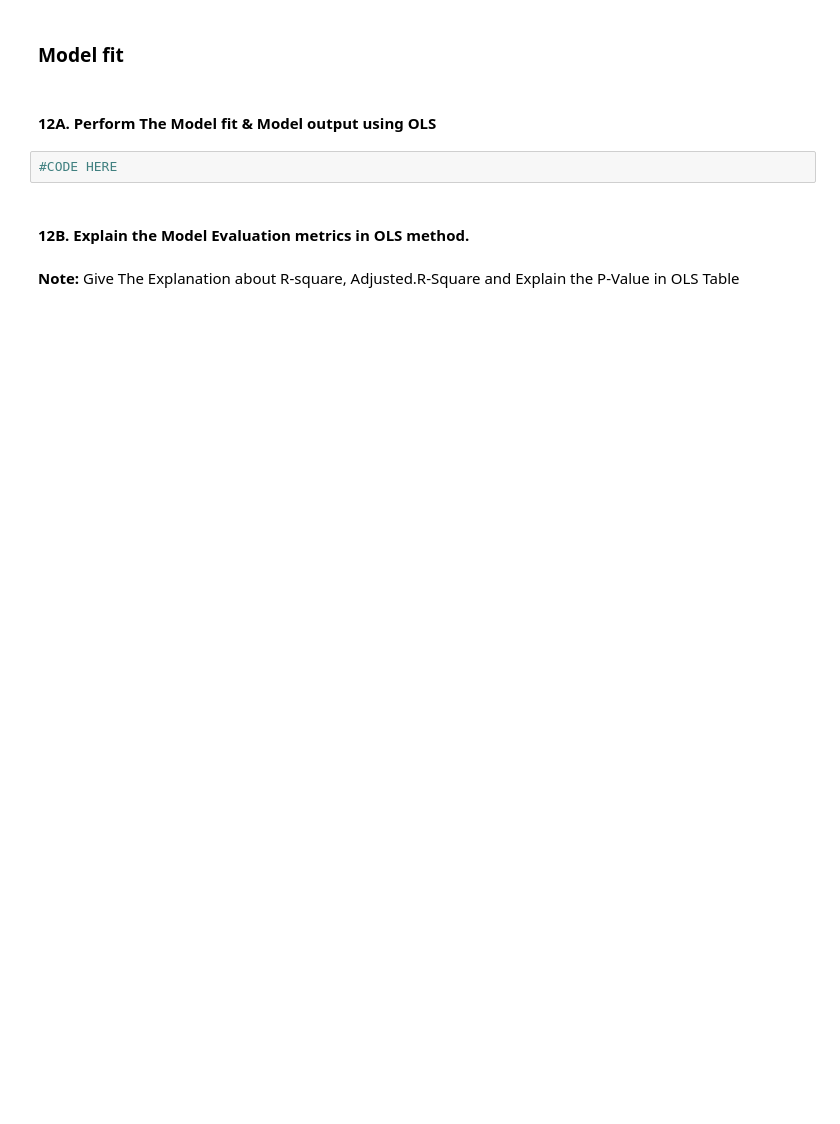
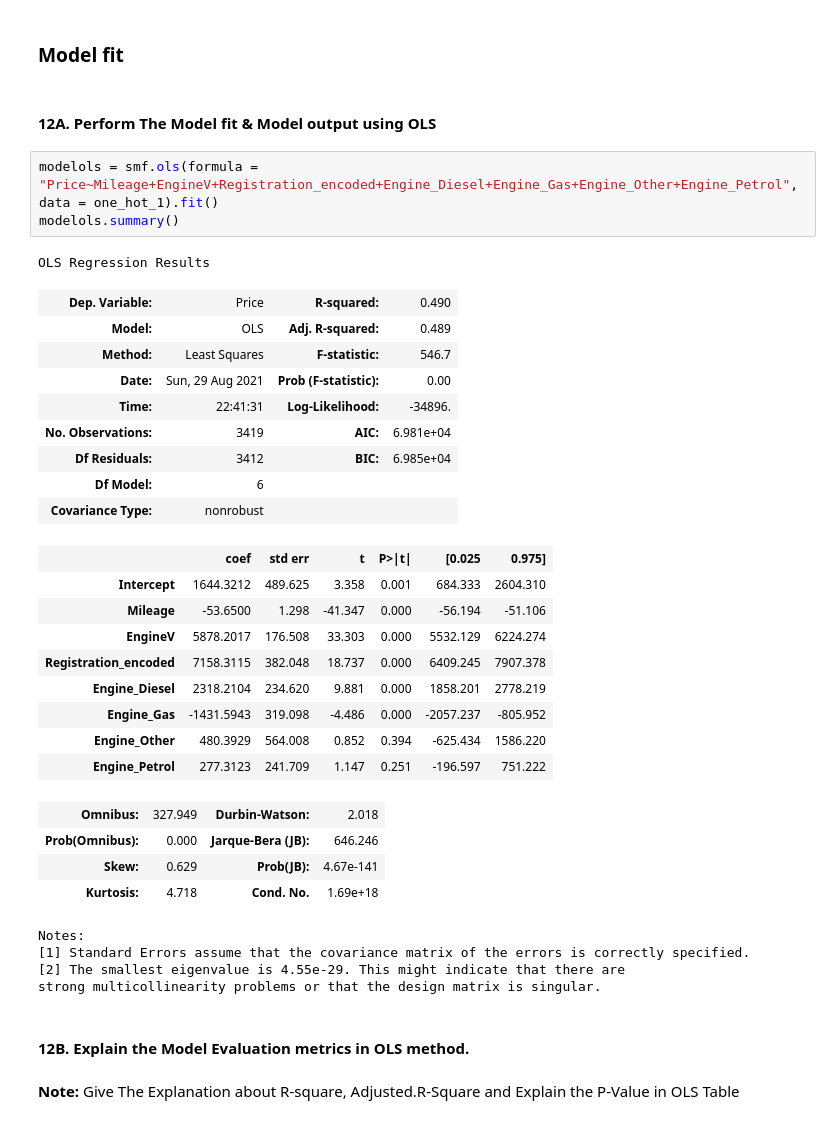
Before and after one commit to manujjoshi/Assignments, a Jupyter notebook: Assignment_for_Sklearn_LinearRegression.ipynb, the cells around one changed output. Drawn from its saved outputs; the diff is of its cells as text; blank space fills up the shorter version.

```diff
--- a/Assignment_for_Sklearn_LinearRegression.ipynb
+++ b/Assignment_for_Sklearn_LinearRegression.ipynb
@@ -452,8 +445,37 @@ sns.heatmap(one_hot_1.corr(),annot=True)
 ### Model fit
 # %% [markdown]
 #### 12A. Perform The Model fit & Model output using OLS
-# %%
-#CODE HERE
+# %%
+modelols = smf.ols(formula = "Price~Mileage+EngineV+Registration_encoded+Engine_Diesel+Engine_Gas+Engine_Other+Engine_Petrol", data = one_hot_1).fit()
+modelols.summary()
+# %% [output]
+OLS Regression Results
+| Dep. Variable: | Price | R-squared: | 0.490 |
+| Model: | OLS | Adj. R-squared: | 0.489 |
+| Method: | Least Squares | F-statistic: | 546.7 |
+| Date: | Sun, 29 Aug 2021 | Prob (F-statistic): | 0.00 |
+| Time: | 22:41:31 | Log-Likelihood: | -34896. |
+| No. Observations: | 3419 | AIC: | 6.981e+04 |
+| Df Residuals: | 3412 | BIC: | 6.985e+04 |
+| Df Model: | 6 |  |  |
+| Covariance Type: | nonrobust |  |  |
+|  | coef | std err | t | P>|t| | [0.025 | 0.975] |
+| Intercept | 1644.3212 | 489.625 | 3.358 | 0.001 | 684.333 | 2604.310 |
+| Mileage | -53.6500 | 1.298 | -41.347 | 0.000 | -56.194 | -51.106 |
+| EngineV | 5878.2017 | 176.508 | 33.303 | 0.000 | 5532.129 | 6224.274 |
+| Registration_encoded | 7158.3115 | 382.048 | 18.737 | 0.000 | 6409.245 | 7907.378 |
+| Engine_Diesel | 2318.2104 | 234.620 | 9.881 | 0.000 | 1858.201 | 2778.219 |
+| Engine_Gas | -1431.5943 | 319.098 | -4.486 | 0.000 | -2057.237 | -805.952 |
+| Engine_Other | 480.3929 | 564.008 | 0.852 | 0.394 | -625.434 | 1586.220 |
+| Engine_Petrol | 277.3123 | 241.709 | 1.147 | 0.251 | -196.597 | 751.222 |
+| Omnibus: | 327.949 | Durbin-Watson: | 2.018 |
+| Prob(Omnibus): | 0.000 | Jarque-Bera (JB): | 646.246 |
+| Skew: | 0.629 | Prob(JB): | 4.67e-141 |
+| Kurtosis: | 4.718 | Cond. No. | 1.69e+18 |
+Notes:
+[1] Standard Errors assume that the covariance matrix of the errors is correctly specified.
+[2] The smallest eigenvalue is 4.55e-29. This might indicate that there are
+strong multicollinearity problems or that the design matrix is singular.
 # %% [markdown]
 #### 12B. Explain the Model Evaluation metrics in OLS method.
 # %% [markdown]
```
Also changed, not shown: parts of 5 cells of this notebook.
